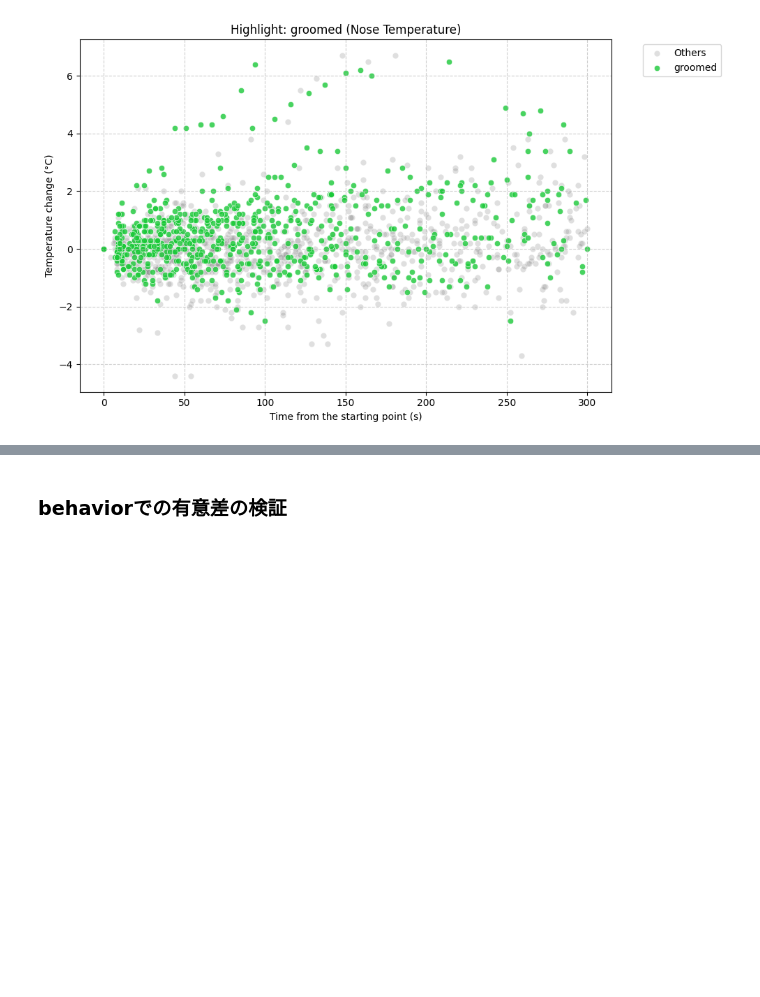
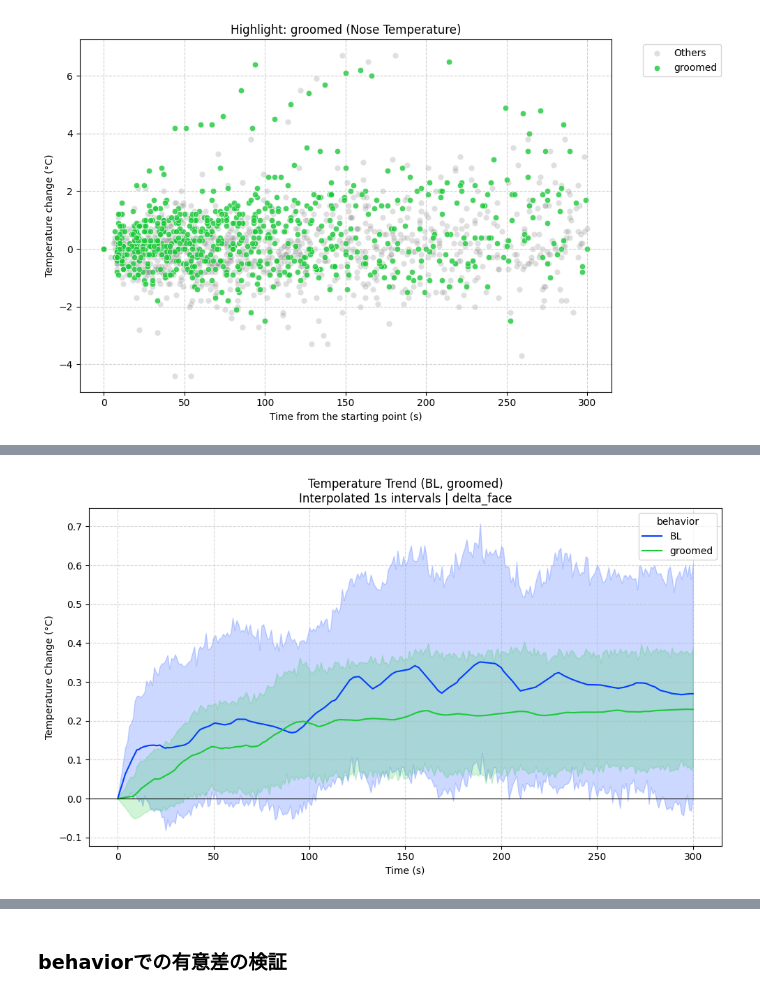
Before and after one commit to Yasui-kyoto/Monkey_Aggression, a Jupyter notebook: notebooks/03_aim_1/aim_01.ipynb, the cells around one changed output, grey strips where cells are left out. Saved outputs shown, nothing was run; the diff lists cells and outputs as text; code cells hidden in the pictures; blank space fills up the shorter version.

```diff
--- a/notebooks/03_aim_1/aim_01.ipynb
+++ b/notebooks/03_aim_1/aim_01.ipynb
@@ -53,0 +75,6 @@ for behavior in delta_df['behavior'].unique():
+# %%
+full_delta_face_df = self.plot_smoothed_behavior_comparison(
+    delta_df_1s, y_column='delta_face', target_behaviors=['BL', 'groomed']
+)
+# %% [output]
+[figure, added]
```
Also changed, not shown: parts of 19 cells of this notebook, 4 other files.
